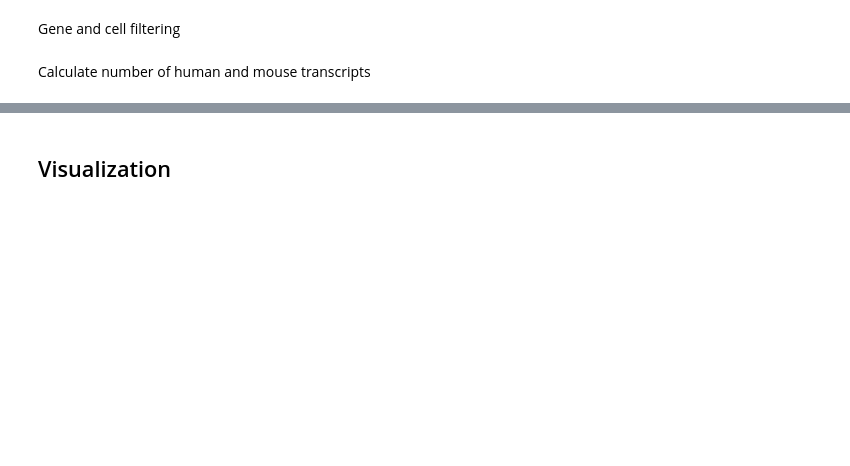
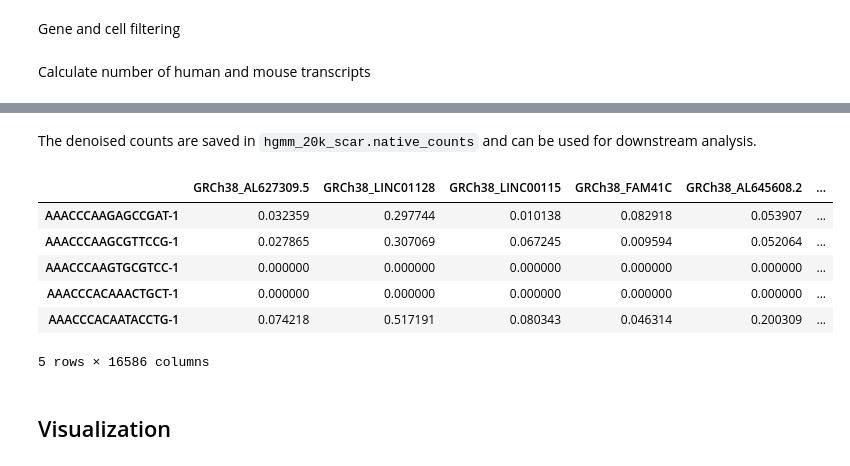
Before and after one commit to Novartis/scar, a Jupyter notebook: docs/scAR_tutorial_mRNA_denoising.ipynb, the cells around one changed output, grey strips where cells are left out. Drawn from its saved outputs; the diff is of its cells as text; code cells hidden in the pictures; blank space fills up the shorter version.

```diff
--- a/docs/scAR_tutorial_mRNA_denoising.ipynb
+++ b/docs/scAR_tutorial_mRNA_denoising.ipynb
@@ -128,3 +142,0 @@ array([5.4113139e-06, 9.1992340e-05, 1.2626399e-05, ..., 5.2309369e-05,
-# %%
-raw_counts = species_mix.to_df()
-raw_counts.head()
@@ -138,0 +143,9 @@ raw_counts.head()
+# %%
+cell_free = hgmm_20k_raw[hgmm_20k_raw.obs_names.isin(all_droplets[all_droplets['droplets']=='cell-free droplets'].index)]
+
+cell_free = cell_free[:, hgmm_20k.var_names]
+
+# average and normalize the transcript in cell-free droplets.
+ambient_profile = pd.DataFrame((cell_free.X.sum(axis=0)/cell_free.X.sum()).A1, index = hgmm_20k.var_names, columns = ['ambient profile'])
+
+ambient_profile.head()
@@ -167,0 +161,12 @@ scarObj.inference()  # by defaut, batch_size=None, set a batch_size if getting a
+# %%
+hgmm_20k_scar = model(raw_count = raw_counts,
+                      empty_profile = ambient_profile, # In the case of default None, the empty_profile will be calculated by averaging pooled cells
+                      scRNAseq_tech='scRNAseq'
+                     )
+
+hgmm_20k_scar.train(epochs=400,
+                    batch_size=64
+                   )
+
+# After training, we can infer the native true signal
+hgmm_20k_scar.inference()  # by defaut, batch_size = None, set a batch_size if getting a GPU memory issue
@@ -168,2 +190,16 @@ scarObj.inference()  # by defaut, batch_size=None, set a batch_size if getting a
+# %% [markdown]
+The denoised counts are saved in `hgmm_20k_scar.native_counts` and can be used for downstream analysis.
+# %%
+denoised_count = pd.DataFrame(hgmm_20k_scar.native_counts, index=raw_counts.index, columns=raw_counts.columns)
+
+denoised_count.head()
+# %% [output]
+|  | GRCh38_AL627309.5 | GRCh38_LINC01128 | GRCh38_LINC00115 | GRCh38_FAM41C | GRCh38_AL645608.2 | ... |
+| AAACCCAAGAGCCGAT-1 | 0.032359 | 0.297744 | 0.010138 | 0.082918 | 0.053907 | ... |
+| AAACCCAAGCGTTCCG-1 | 0.027865 | 0.307069 | 0.067245 | 0.009594 | 0.052064 | ... |
+| AAACCCAAGTGCGTCC-1 | 0.000000 | 0.000000 | 0.000000 | 0.000000 | 0.000000 | ... |
+| AAACCCACAAACTGCT-1 | 0.000000 | 0.000000 | 0.000000 | 0.000000 | 0.000000 | ... |
+| AAACCCACAATACCTG-1 | 0.074218 | 0.517191 | 0.080343 | 0.046314 | 0.200309 | ... |
+5 rows × 16586 columns
 # %% [markdown]
 ## Visualization
```
Also changed, not shown: parts of 37 cells of this notebook, 11 other files.
